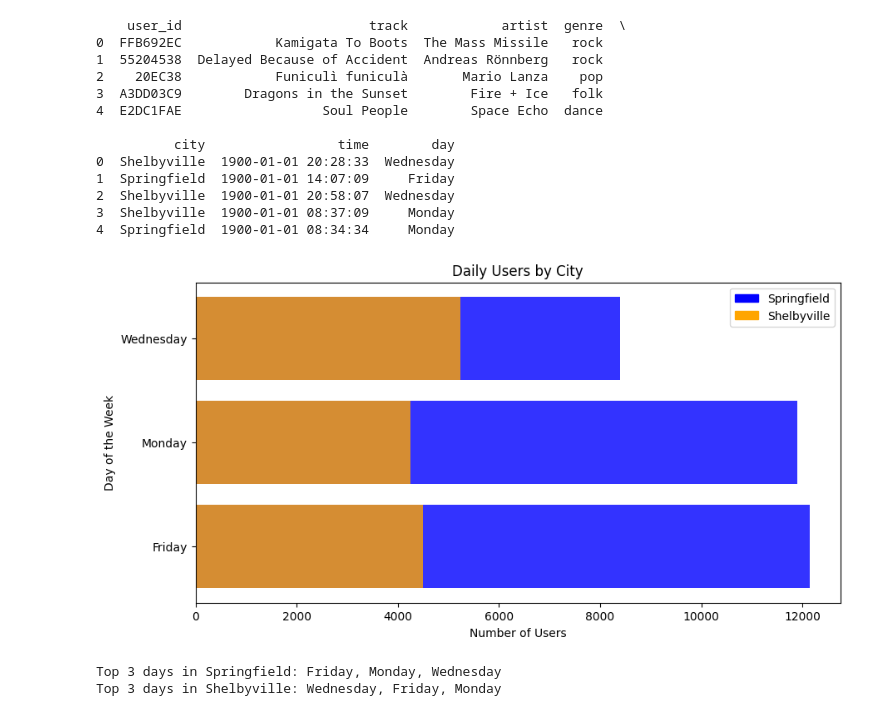
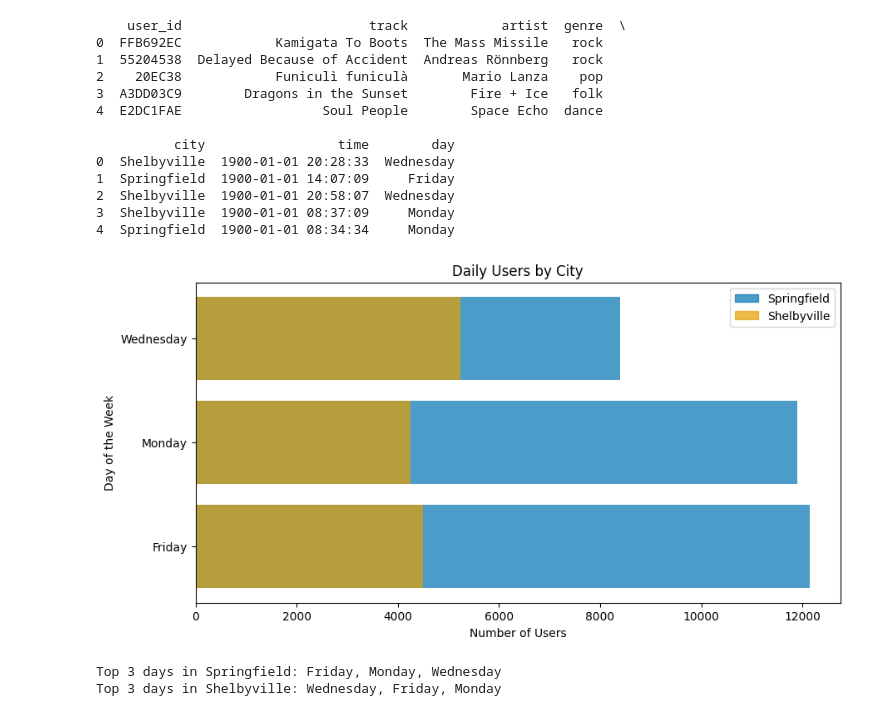
Before and after one commit to Faissen/Musical-preferences-Springfield-vs-Shelbyville---Tripleten-Bootcamp, a Jupyter notebook: Data_analysis.ipynb, the cells around one changed output. Drawn from its saved outputs; the diff is of its cells as text; code cells hidden in the pictures.

```diff
--- a/Data_analysis.ipynb
+++ b/Data_analysis.ipynb
@@ -27,6 +27,10 @@ print(music_df.head())
 4  Springfield  1900-01-01 08:34:34     Monday
 # %% [markdown]
 # 3. Initial plotting
+# %%
+#Define color for plots
+color_blue = '#0072B2'
+color_orange = '#E69F00'
 # %% [markdown]
 ## 3.1 Genres by city
 # %%
@@ -93,32 +98,33 @@ print(music_df.head())
 # %%
 #Filter users by day
 music_daily = (music_df.groupby(['city','day'])['user_id']
                .nunique()
                .reset_index(name='daily_users')
                .sort_values(by='daily_users', ascending=False))
 #print(music_daily.head())
 
 #Plot daily users by city
 plt.figure(figsize=(10,5))
 plt.barh(y=music_daily['day'],
         width=music_daily['daily_users'],
-        alpha=0.8,
-        linestyle='dashed',
-        color=['blue' if city == 'Springfield' else 'orange' for city in music_daily['city']]
-)
+        color=([color_blue if city == 'Springfield'
+                else color_orange for city in music_daily['city']]),
+        #Color must be a list in matplotlib
+        alpha=0.7
+        )
 
 # Create patches for legend
-spring_patch = mpatches.Patch(color='blue', label='Springfield')
-shelby_patch = mpatches.Patch(color='orange', label='Shelbyville')
+spring_patch = mpatches.Patch(color=color_blue, label='Springfield', alpha=0.7)
+shelby_patch = mpatches.Patch(color=color_orange, label='Shelbyville', alpha=0.7)
 plt.legend(handles=[spring_patch, shelby_patch])
 
 #Plot customization
 plt.title('Daily Users by City')
 plt.xlabel('Number of Users')
 plt.ylabel('Day of the Week')
 plt.show()
 # %% [output]
-[figure, old version]
+[figure, new version]
 # %%
 # Function to get top 3 days per city
 def top_days_per_city(df, city):
```
Also changed, not shown: parts of 3 cells of this notebook.
